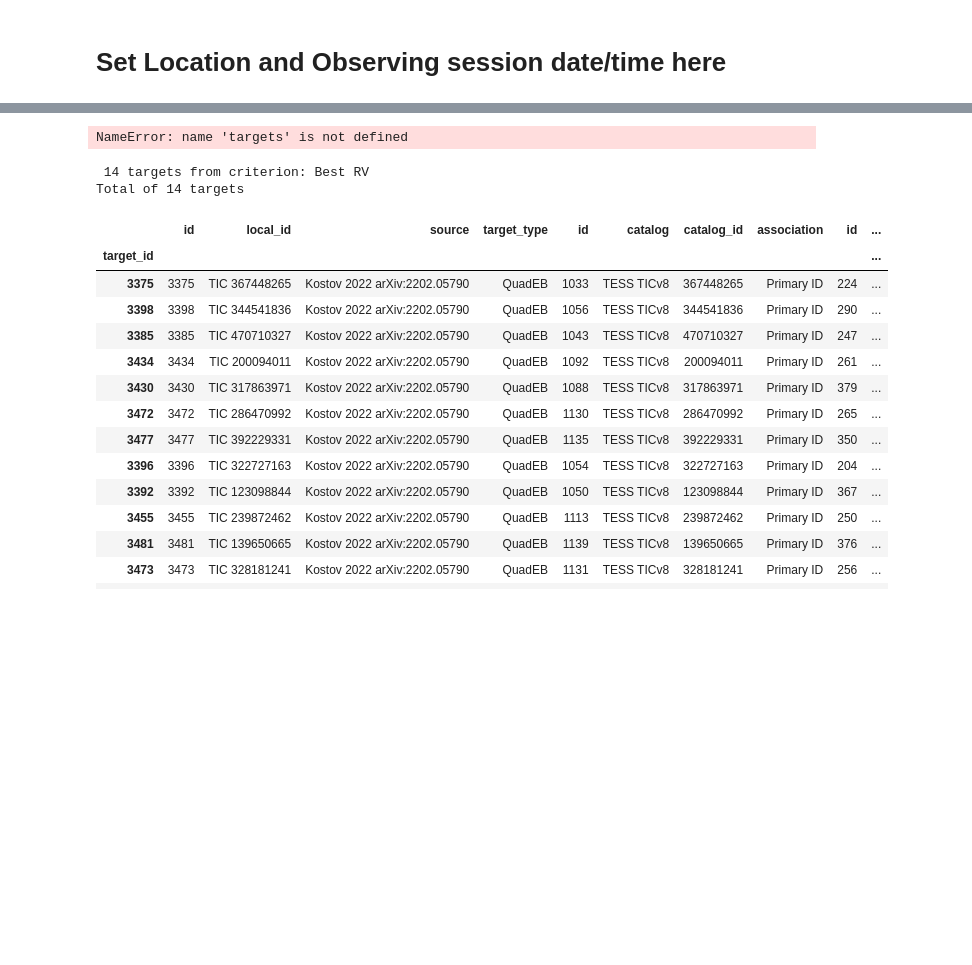
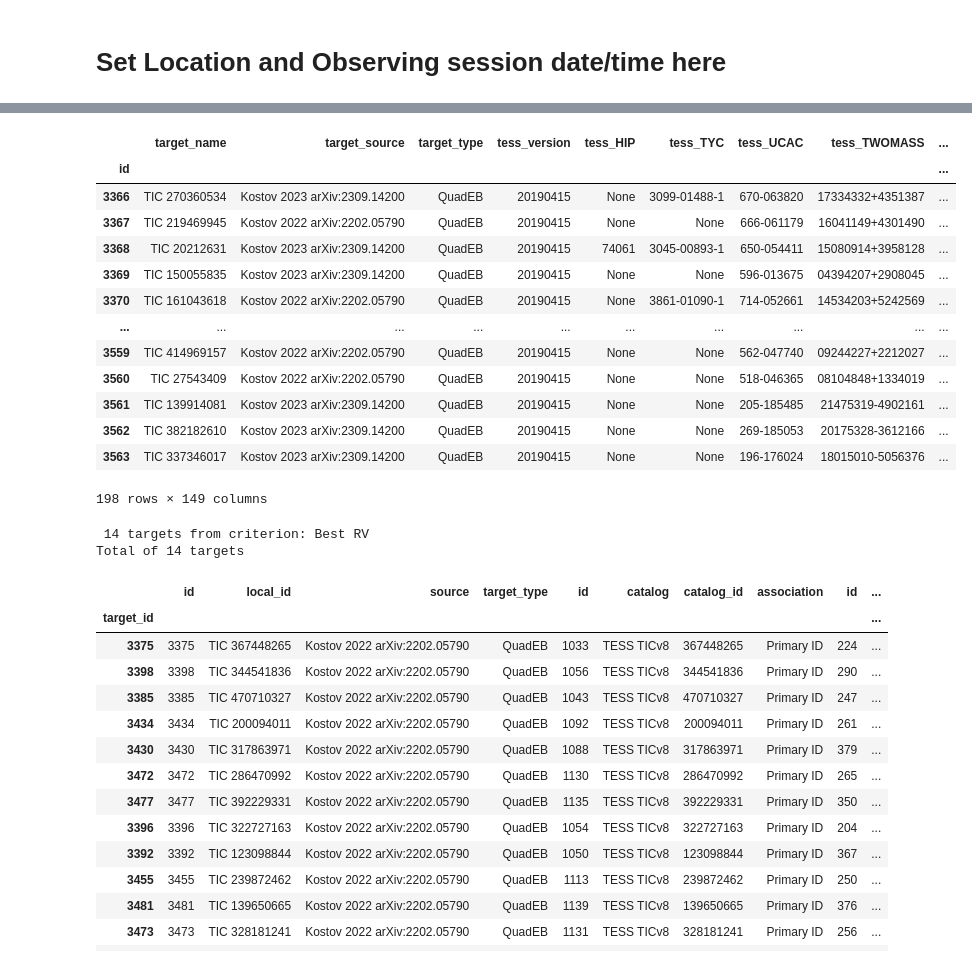
Before and after one commit to CvillePaul/Observation-Planner, a Jupyter notebook: Observation Planner.ipynb, the cells around one changed output, grey strips where cells are left out. Cells and saved outputs as stored; diff of their text form; code cells hidden in the pictures; blank space fills up the shorter version.

```diff
--- a/Observation Planner.ipynb
+++ b/Observation Planner.ipynb
@@ -588,7 +553,3 @@ targets.head(10)
 # targets["pepsi fiber"] = "VATT/CDIII/CDVI"
 
 # targets
-# %%
-targets["PEPSI exp time"] = [pepsi_exptime(vmag, 25 if target_type=="QuadEB" else 10, teff=teff if teff>0 else 5500, fiber_setup="VATT")[5] for vmag, teff, target_type in targets[["Vmag", "Teff", "target_type"]].values]
-# %% [output]
-NameError: name 'targets' is not defined
@@ -666,0 +556,33 @@ with warnings.catch_warnings():
+# %%
+def add_pepsi_params(df: pd.DataFrame, **kwargs) -> pd.DataFrame:
+    df["pepsi_fiber"] = "300"
+    df["pepsi_cd_blue"] = 3
+    df["pepsi_cd_red"] = 6
+    df["pepsi_snr_goal"] = 50
+    df["pepsi_exposure_time"] = [
+        pepsi_exptime(vmag, snr, teff=teff, fiber_setup=fiber)[cd - 1]
+        for vmag, snr, teff, fiber, cd in df[
+            ["Vmag", "pepsi_snr_goal", "Teff", "pepsi_fiber", "pepsi_cd_red"]
+        ].values
+    ]
+    return df
+
+
+targets = pipeline([add_pepsi_params], targets)
+
+targets
+# %% [output]
+|  | target_name | target_source | target_type | tess_version | tess_HIP | tess_TYC | tess_UCAC | tess_TWOMASS | ... |
+| id |  |  |  |  |  |  |  |  | ... |
+| 3366 | TIC 270360534 | Kostov 2023 arXiv:2309.14200 | QuadEB | 20190415 | None | 3099-01488-1 | 670-063820 | 17334332+4351387 | ... |
+| 3367 | TIC 219469945 | Kostov 2022 arXiv:2202.05790 | QuadEB | 20190415 | None | None | 666-061179 | 16041149+4301490 | ... |
+| 3368 | TIC 20212631 | Kostov 2023 arXiv:2309.14200 | QuadEB | 20190415 | 74061 | 3045-00893-1 | 650-054411 | 15080914+3958128 | ... |
+| 3369 | TIC 150055835 | Kostov 2023 arXiv:2309.14200 | QuadEB | 20190415 | None | None | 596-013675 | 04394207+2908045 | ... |
+| 3370 | TIC 161043618 | Kostov 2022 arXiv:2202.05790 | QuadEB | 20190415 | None | 3861-01090-1 | 714-052661 | 14534203+5242569 | ... |
+| ... | ... | ... | ... | ... | ... | ... | ... | ... | ... |
+| 3559 | TIC 414969157 | Kostov 2022 arXiv:2202.05790 | QuadEB | 20190415 | None | None | 562-047740 | 09244227+2212027 | ... |
+| 3560 | TIC 27543409 | Kostov 2022 arXiv:2202.05790 | QuadEB | 20190415 | None | None | 518-046365 | 08104848+1334019 | ... |
+| 3561 | TIC 139914081 | Kostov 2023 arXiv:2309.14200 | QuadEB | 20190415 | None | None | 205-185485 | 21475319-4902161 | ... |
+| 3562 | TIC 382182610 | Kostov 2023 arXiv:2309.14200 | QuadEB | 20190415 | None | None | 269-185053 | 20175328-3612166 | ... |
+| 3563 | TIC 337346017 | Kostov 2023 arXiv:2309.14200 | QuadEB | 20190415 | None | None | 196-176024 | 18015010-5056376 | ... |
+198 rows × 149 columns
```
Also changed, not shown: parts of 5 cells of this notebook, 1 other file.
